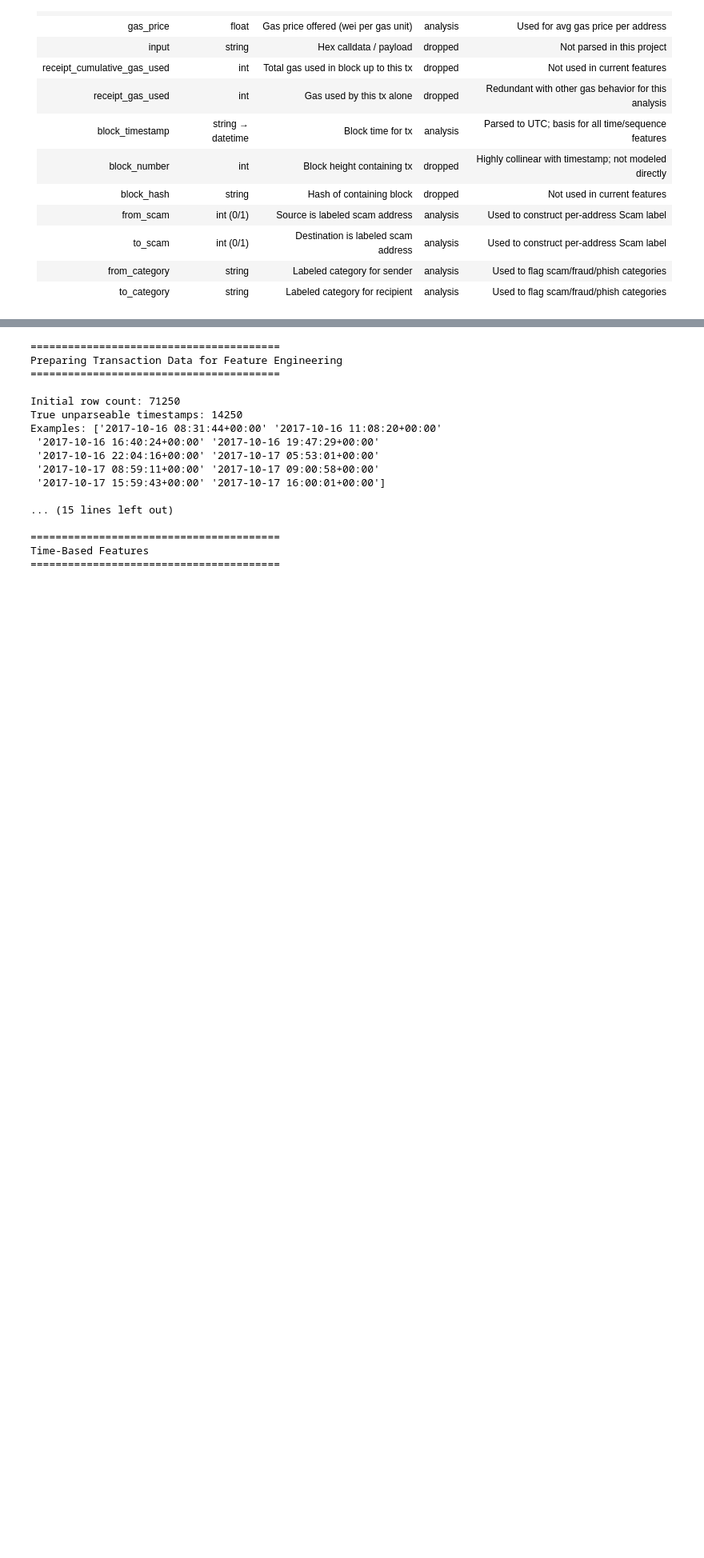
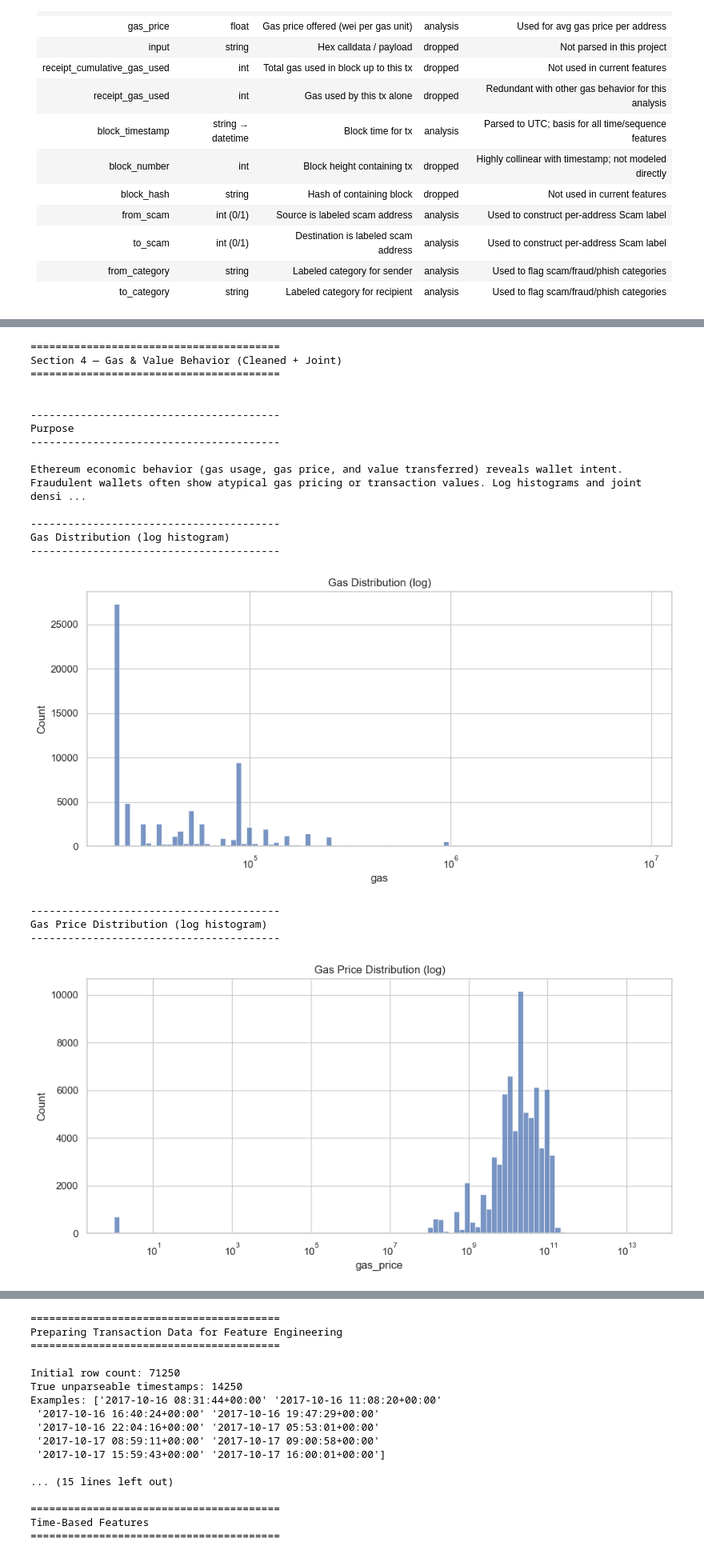
Before and after one commit to LittleHouse75/ml-capstone-ethereum-fraud-detection, a Jupyter notebook: flatiron-ml-modeling-pipeline.ipynb, the cells around one changed output, grey strips where cells are left out. Shown at 80% size. Drawn from its saved outputs; the diff is of its cells as text; code cells hidden in the pictures; blank space fills up the shorter version.

```diff
--- a/flatiron-ml-modeling-pipeline.ipynb
+++ b/flatiron-ml-modeling-pipeline.ipynb
@@ -166,0 +395,58 @@ Name: count, dtype: int64
+# %%
+# %%
+print_heading("Section 4 — Gas & Value Behavior (Cleaned + Joint)")
+
+print_sub_heading("Purpose")
+print(
+    "Ethereum economic behavior (gas usage, gas price, and value transferred) "
+    "reveals wallet intent. Fraudulent wallets often show atypical gas pricing "
+    "or transaction values. Log histograms and joint density plots help expose that."
+)
+
+# Gas histogram (log)
+print_sub_heading("Gas Distribution (log histogram)")
+sns.histplot(df['gas'], bins=100, log_scale=True)
+plt.title("Gas Distribution (log)")
+plt.tight_layout()
+plt.show()
+
+# Gas price histogram (log)
+print_sub_heading("Gas Price Distribution (log histogram)")
+sns.histplot(df['gas_price'], bins=100, log_scale=True)
+plt.title("Gas Price Distribution (log)")
+plt.tight_layout()
+plt.show()
+
+# Cleaned hexbin
+print_sub_heading("Joint Value vs Gas Price (Hexbin, log-log)")
+
+tmp = df[(df['value'] > 0) & (df['gas_price'] > 0)]
+
+plt.figure(figsize=(8,6))
+plt.hexbin(tmp['value'], tmp['gas_price'], gridsize=50, xscale='log', yscale='log')
+plt.colorbar(label="Count")
+plt.xlabel("Value (wei, log)")
+plt.ylabel("Gas Price (log)")
+plt.title("Value vs Gas Price (Hexbin)")
+plt.tight_layout()
+plt.show()
+# %% [output]
+========================================
+Section 4 — Gas & Value Behavior (Cleaned + Joint)
+========================================
+
+
+----------------------------------------
+Purpose
+----------------------------------------
+
+Ethereum economic behavior (gas usage, gas price, and value transferred) reveals wallet intent. Fraudulent wallets often show atypical gas pricing or transaction values. Log histograms and joint densi ...
+
+----------------------------------------
+Gas Distribution (log histogram)
+----------------------------------------
+[figure, added]
+----------------------------------------
+Gas Price Distribution (log histogram)
+----------------------------------------
+[figure, added]
```
Also changed, not shown: parts of 10 cells of this notebook.
